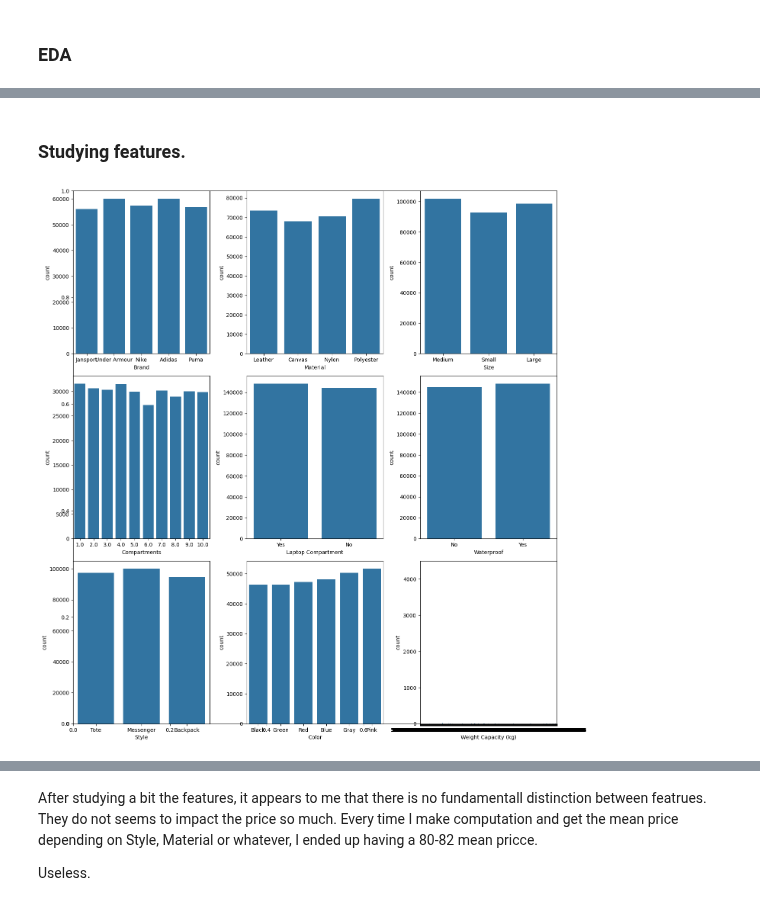
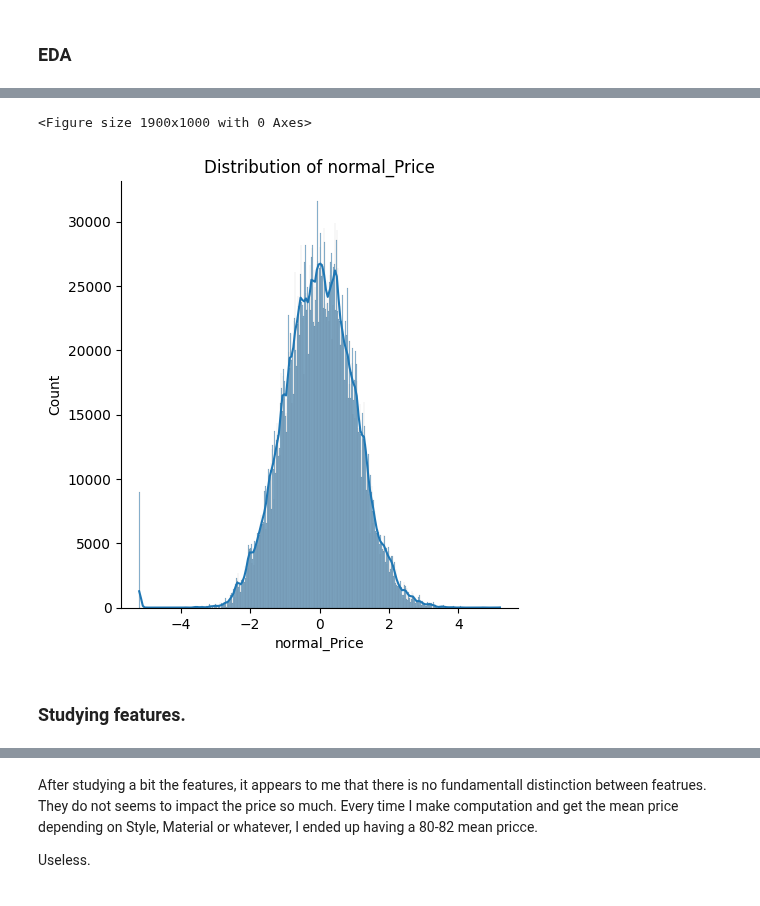
Before and after one commit to BaptPicxDev/swag2-backpack-predict, a Jupyter notebook: notebooks/training.ipynb, the cells around one changed output, grey strips where cells are left out. Saved outputs shown, nothing was run; the diff lists cells and outputs as text; code cells hidden in the pictures.

```diff
--- a/notebooks/training.ipynb
+++ b/notebooks/training.ipynb
@@ -121,23 +105,10 @@ plt.show()
+# %%
+quan = QuantileTransformer(output_distribution="normal", n_quantiles=200)
+df_train["normal_Price"] = quan.fit_transform(df_train.loc[:, ["Price"]])
+
+distplot(df=df_train, variable_name="normal_Price")
+# %% [output]
+<Figure size 1900x1000 with 0 Axes>
+[figure, added]
 # %% [markdown]
 ### Studying features.
-# %%
-# Super long.
-
-# Set the figure size for the subplots
-plt.subplots(figsize=(15, 15))
-
-# Loop through the specified columns
-for i, col in enumerate(column_names):
-    # Create subplots in a 3x2 grid
-    plt.subplot(3, 3, i + 1)
-
-    # Create a countplot for the current column
-    sns.countplot(data=df_train, x=col)
-
-# Adjust subplot layout for better presentation
-plt.tight_layout()
-
-# Display the subplots
-plt.show()
-# %% [output]
-[figure, removed]
```
Also changed, not shown: parts of 39 cells of this notebook.
